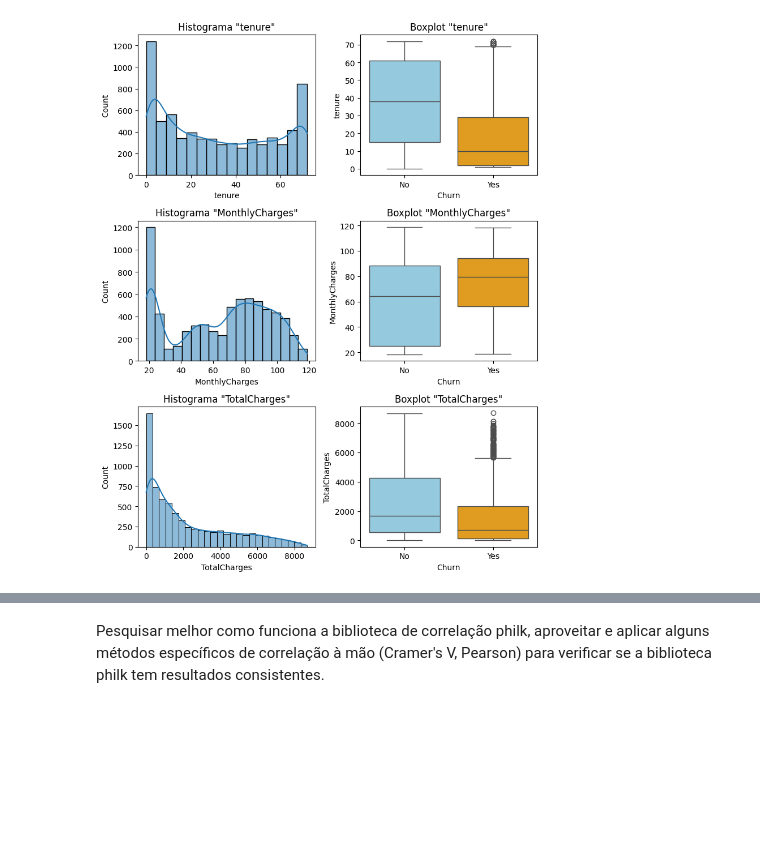
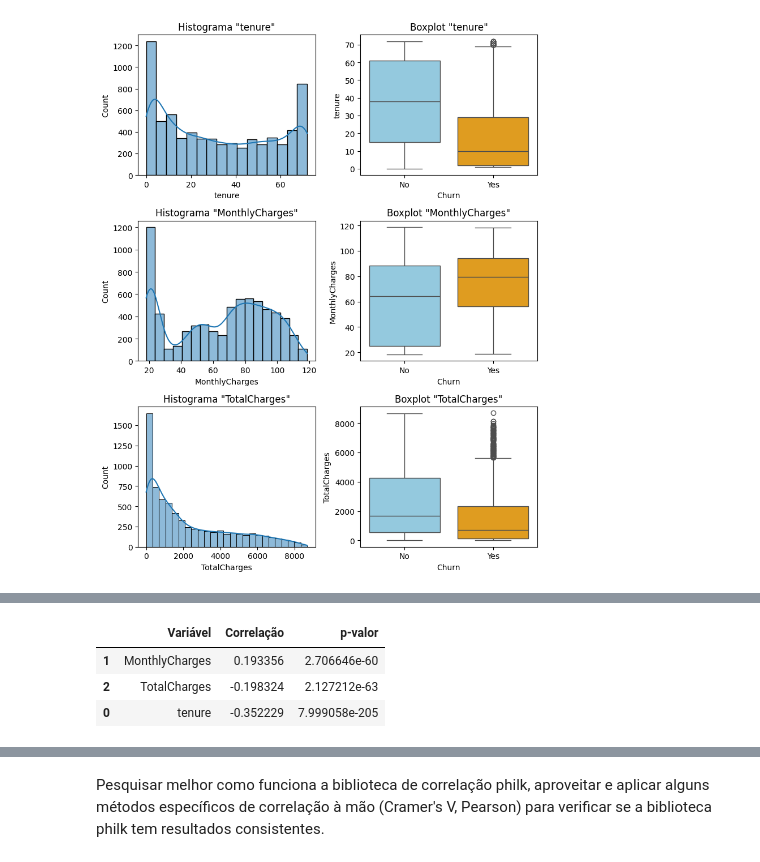
Before and after one commit to PablGb/Data_science-Telco_Customer_churn, a Jupyter notebook: Classification.ipynb, the cells around one changed output, grey strips where cells are left out. Cells and saved outputs as stored; diff of their text form; code cells hidden in the pictures; blank space fills up the shorter version.

Commit message:
Alguns testes de Correlação foram feitos

```diff
--- a/Classification.ipynb
+++ b/Classification.ipynb
@@ -257,0 +321,23 @@ interval columns not set, guessing: ['SeniorCitizen', 'tenure', 'MonthlyCharges'
+# %%
+from scipy import stats
+
+cols_num = ['tenure', 'MonthlyCharges', 'TotalCharges']
+
+variaveis_num = ddos[cols_num]
+
+resultados_corr = []
+
+for var in list(variaveis_num.columns):
+    corr_num, p_valor = stats.pointbiserialr(variaveis_num[var], ddos['Churn'])
+    resultados_corr.append({'Variável': var,
+                            'Correlação': corr_num,
+                            'p-valor': p_valor})
+
+df_corr_num = pd.DataFrame(resultados_corr).sort_values(by = 'Correlação', ascending = False)
+
+df_corr_num
+# %% [output]
+|  | Variável | Correlação | p-valor |
+| 1 | MonthlyCharges | 0.193356 | 2.706646e-60 |
+| 2 | TotalCharges | -0.198324 | 2.127212e-63 |
+| 0 | tenure | -0.352229 | 7.999058e-205 |
```
Also changed, not shown: parts of 9 cells of this notebook.
